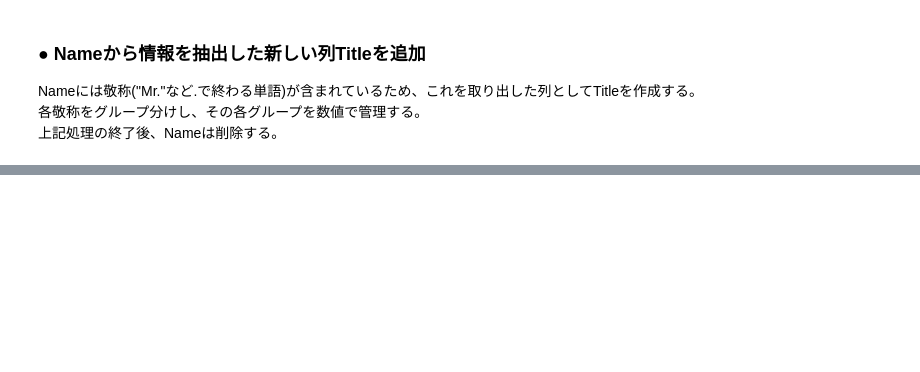
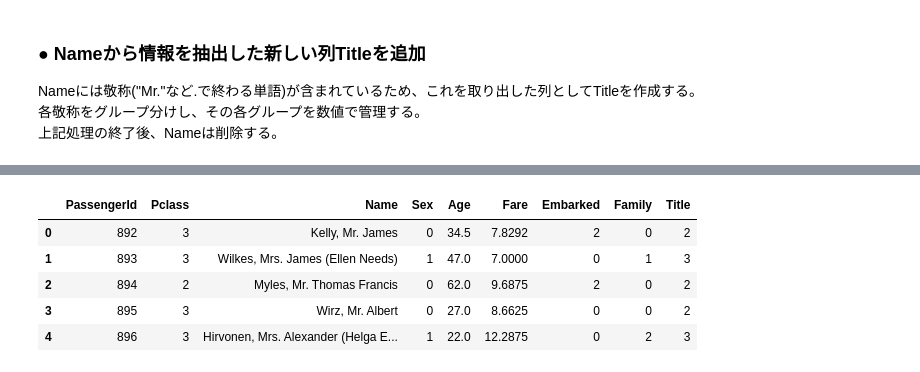
Before and after one commit to yutachaan/kaggle_titanic, a Jupyter notebook: notebook.ipynb, the cells around one changed output, grey strips where cells are left out. Saved outputs shown, nothing was run; the diff lists cells and outputs as text; code cells hidden in the pictures; blank space fills up the shorter version.

```diff
--- a/notebook.ipynb
+++ b/notebook.ipynb
@@ -107,9 +110,7 @@ print(len(df_train))
 # %%
-df_train["Sex"].replace({"male": 0, "female": 1}, inplace=True)
-df_test["Sex"].replace( {"male": 0, "female": 1}, inplace=True)
+for df in list_df:
+    df["Sex"].replace({"male": 0, "female": 1}, inplace=True)
+    df["Embarked"].replace({"S": 0, "C": 1, "Q": 2}, inplace=True)
-# %%
-df_train["Embarked"].replace({"S": 0, "C": 1, "Q": 2}, inplace=True)
-df_test["Embarked"].replace( {"S": 0, "C": 1, "Q": 2}, inplace=True)
 # %%
 df_train.head()
 # %% [output]
@@ -154,6 +155,3 @@ dtype: object
 ### ● SibSp, Parchをもとに新しい列、Familyを作成
 SibSpは兄弟、姉妹、夫、妻を、Parchは母、父、娘、息子の人数をそれぞれ表しているため、これらの値の合計値をFamilyとする。
 Family作成後、SibSpとParchは削除する。
-# %%
-df_train["Family"] = df_train["SibSp"] + df_train["Parch"]
-df_test["Family"]  = df_test["SibSp"]  + df_test["Parch"]
@@ -209,0 +296,9 @@ Nameには敬称("Mr."など.で終わる単語)が含まれているため、
+# %%
+df_test.head()
+# %% [output]
+|  | PassengerId | Pclass | Name | Sex | Age | Fare | Embarked | Family | Title |
+| 0 | 892 | 3 | Kelly, Mr. James | 0 | 34.5 | 7.8292 | 2 | 0 | 2 |
+| 1 | 893 | 3 | Wilkes, Mrs. James (Ellen Needs) | 1 | 47.0 | 7.0000 | 0 | 1 | 3 |
+| 2 | 894 | 2 | Myles, Mr. Thomas Francis | 0 | 62.0 | 9.6875 | 2 | 0 | 2 |
+| 3 | 895 | 3 | Wirz, Mr. Albert | 0 | 27.0 | 8.6625 | 0 | 0 | 2 |
+| 4 | 896 | 3 | Hirvonen, Mrs. Alexander (Helga E... | 1 | 22.0 | 12.2875 | 0 | 2 | 3 |
```
Also changed, not shown: parts of 33 cells of this notebook.
